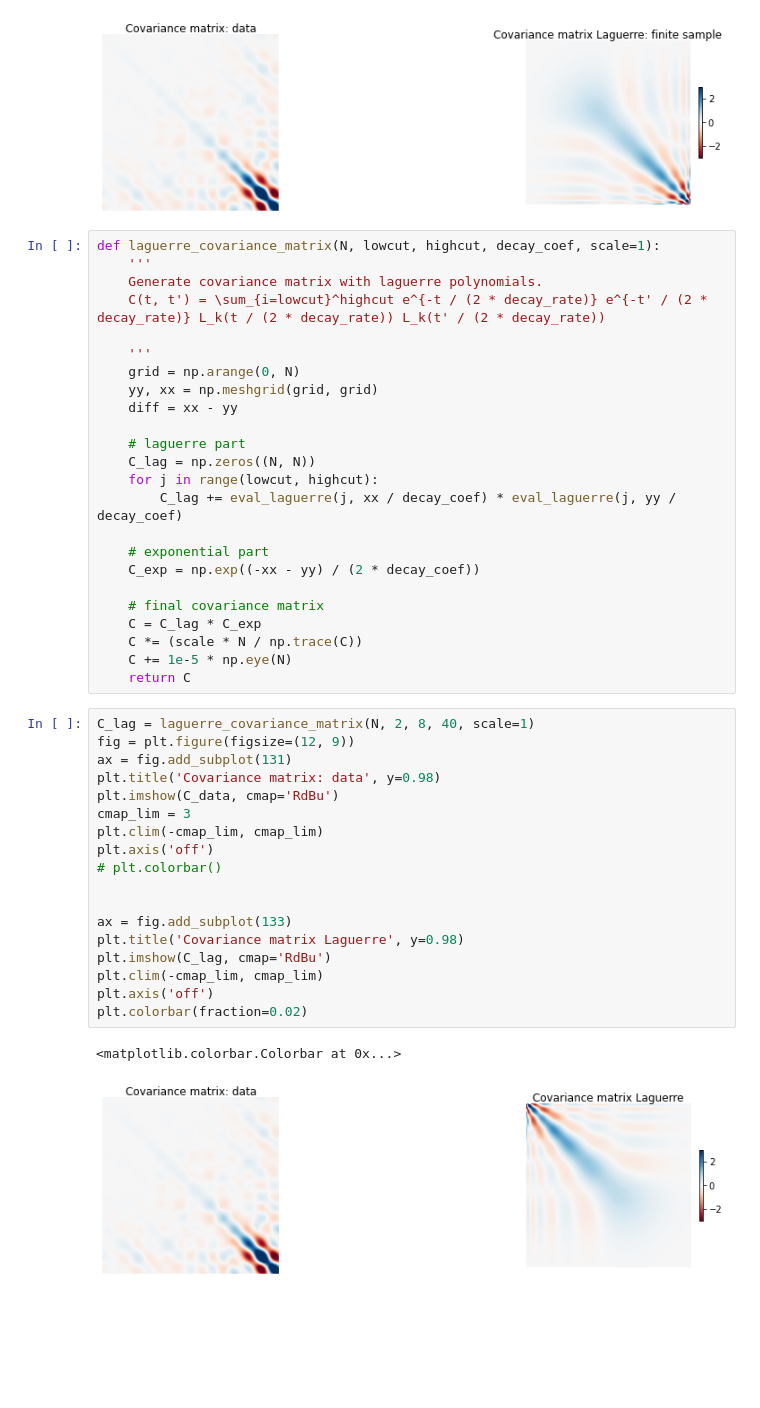
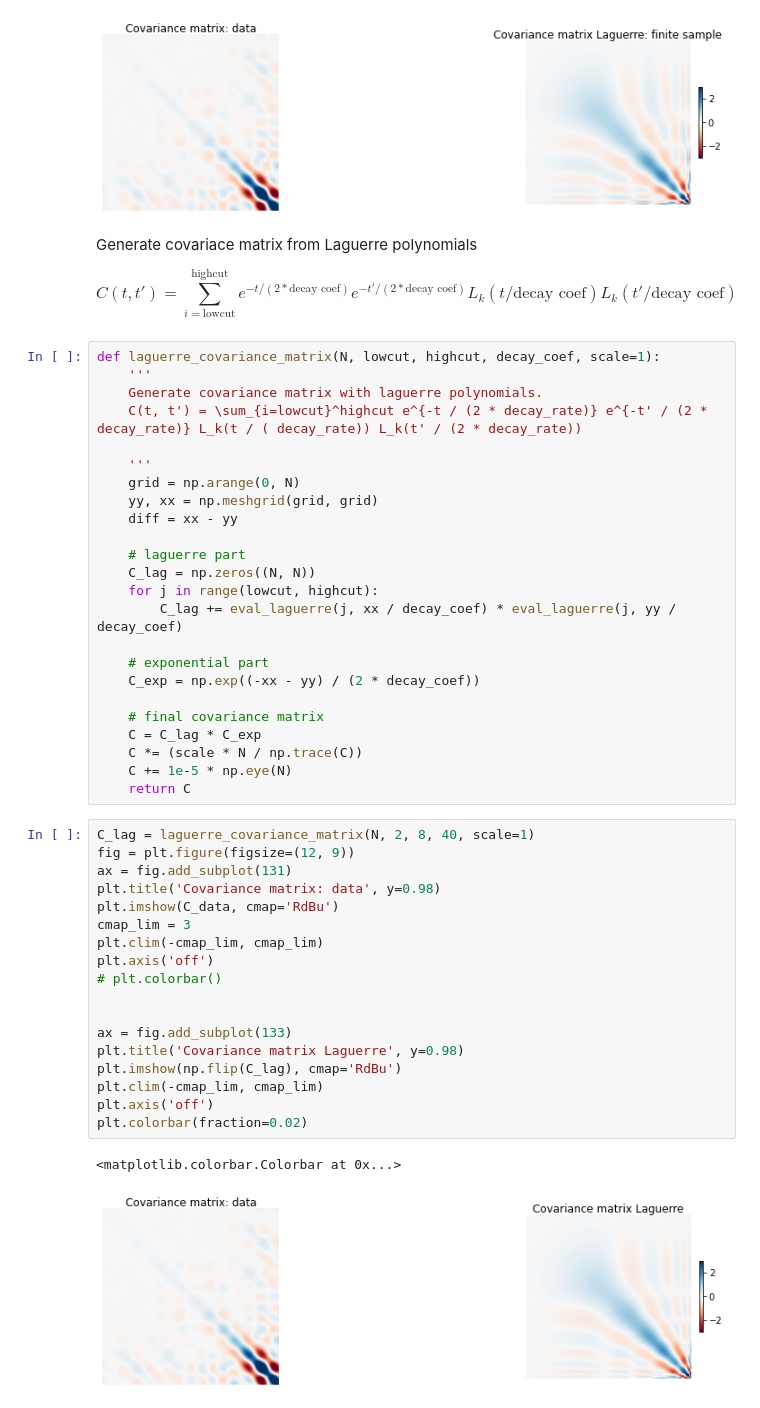
Before and after one commit to BruntonUWBio/structured-random-features, a Jupyter notebook: new_version/haltere_rand_features_test.ipynb, the cells around one changed output. Drawn from its saved outputs; the diff is of its cells as text; blank space fills up the shorter version.

Commit message:
Documented the laguerre poly code a bit better

```diff
--- a/new_version/haltere_rand_features_test.ipynb
+++ b/new_version/haltere_rand_features_test.ipynb
@@ -585,11 +588,17 @@ plt.colorbar(fraction=0.02)
 # %% [output]
 <matplotlib.colorbar.Colorbar at 0x...>
 [figure]
+# %% [markdown]
+Generate covariace matrix from Laguerre polynomials
+
+$$
+ C(t, t') = \sum_{i= \text{lowcut}}^\text{highcut} e^{-t / (2 * \text{decay coef})} e^{-t' / (2 * \text{decay coef})} L_k(t / \text{decay coef}) L_k(t' / \text{decay coef})
+$$
 # %%
 def laguerre_covariance_matrix(N, lowcut, highcut, decay_coef, scale=1):
     '''
     Generate covariance matrix with laguerre polynomials.
-    C(t, t') = \sum_{i=lowcut}^highcut e^{-t / (2 * decay_rate)} e^{-t' / (2 * decay_rate)} L_k(t / (2 * decay_rate)) L_k(t' / (2 * decay_rate))
+    C(t, t') = \sum_{i=lowcut}^highcut e^{-t / (2 * decay_rate)} e^{-t' / (2 * decay_rate)} L_k(t / ( decay_rate)) L_k(t' / (2 * decay_rate))
 
     '''
     grid = np.arange(0, N)
@@ -612,21 +621,21 @@ def laguerre_covariance_matrix(N, lowcut, highcut, decay_coef, scale=1):
 # %%
 C_lag = laguerre_covariance_matrix(N, 2, 8, 40, scale=1)
 fig = plt.figure(figsize=(12, 9))
 ax = fig.add_subplot(131)
 plt.title('Covariance matrix: data', y=0.98)
 plt.imshow(C_data, cmap='RdBu')
 cmap_lim = 3
 plt.clim(-cmap_lim, cmap_lim)
 plt.axis('off')
 # plt.colorbar()
 
 
 ax = fig.add_subplot(133)
 plt.title('Covariance matrix Laguerre', y=0.98)
-plt.imshow(C_lag, cmap='RdBu')
+plt.imshow(np.flip(C_lag), cmap='RdBu')
 plt.clim(-cmap_lim, cmap_lim)
 plt.axis('off')
 plt.colorbar(fraction=0.02)
 # %% [output]
 <matplotlib.colorbar.Colorbar at 0x...>
-[figure, old version]
+[figure, new version]
```
Also changed, not shown: parts of 2 cells of this notebook.
